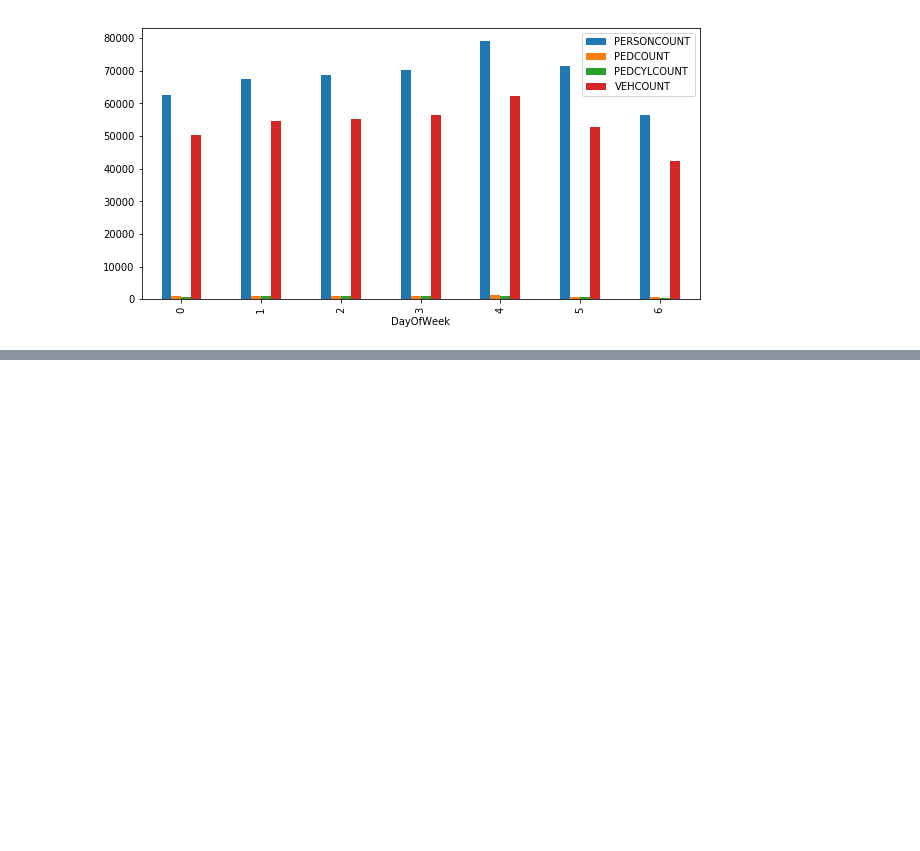
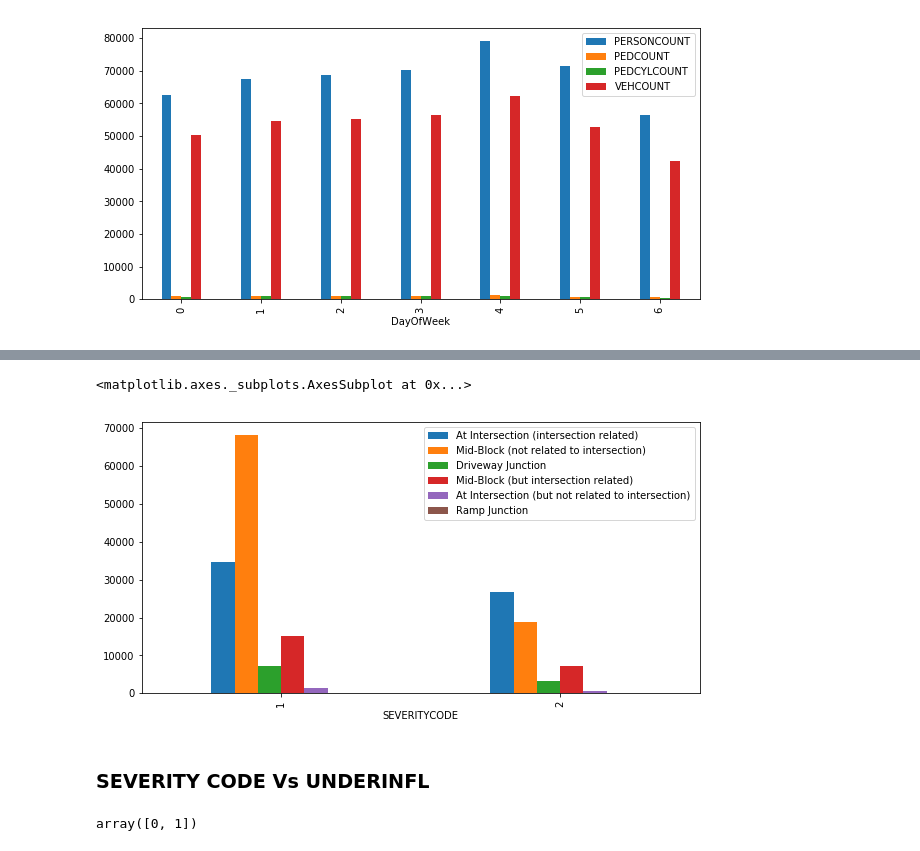
Before and after one commit to TasnimaYeasmin/Coursera_Capstone, a Jupyter notebook: Correlation.ipynb, the cells around one changed output, grey strips where cells are left out. Drawn from its saved outputs; the diff is of its cells as text; code cells hidden in the pictures; blank space fills up the shorter version.

```diff
--- a/Correlation.ipynb
+++ b/Correlation.ipynb
@@ -92,0 +137,13 @@ pre_df[['SEVERITYCODE', 'Alley', 'Block', 'Intersection']].groupby('SEVERITYCODE
+# %%
+pre_df[['SEVERITYCODE', 'At Intersection (intersection related)', 'Mid-Block (not related to intersection)',
+        'Driveway Junction', 'Mid-Block (but intersection related)', 'At Intersection (but not related to intersection)',
+        'Ramp Junction']].groupby('SEVERITYCODE').sum().plot(kind='bar', figsize=(10, 5))
+# %% [output]
+<matplotlib.axes._subplots.AxesSubplot at 0x...>
+[figure, added]
+# %% [markdown]
+<h3>SEVERITY CODE Vs UNDERINFL</h3>
+# %%
+pre_df['UNDERINFL'].unique()
+# %% [output]
+array([0, 1])
```
Also changed, not shown: parts of 39 cells of this notebook.
